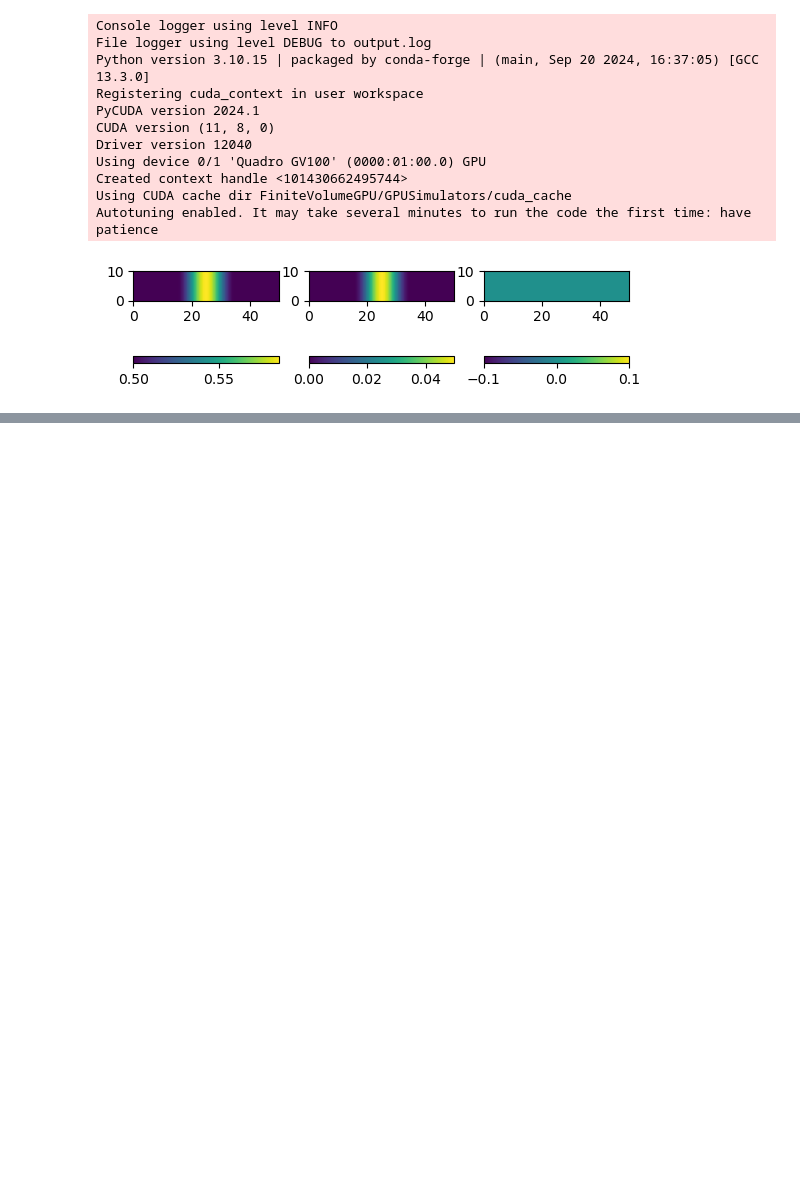
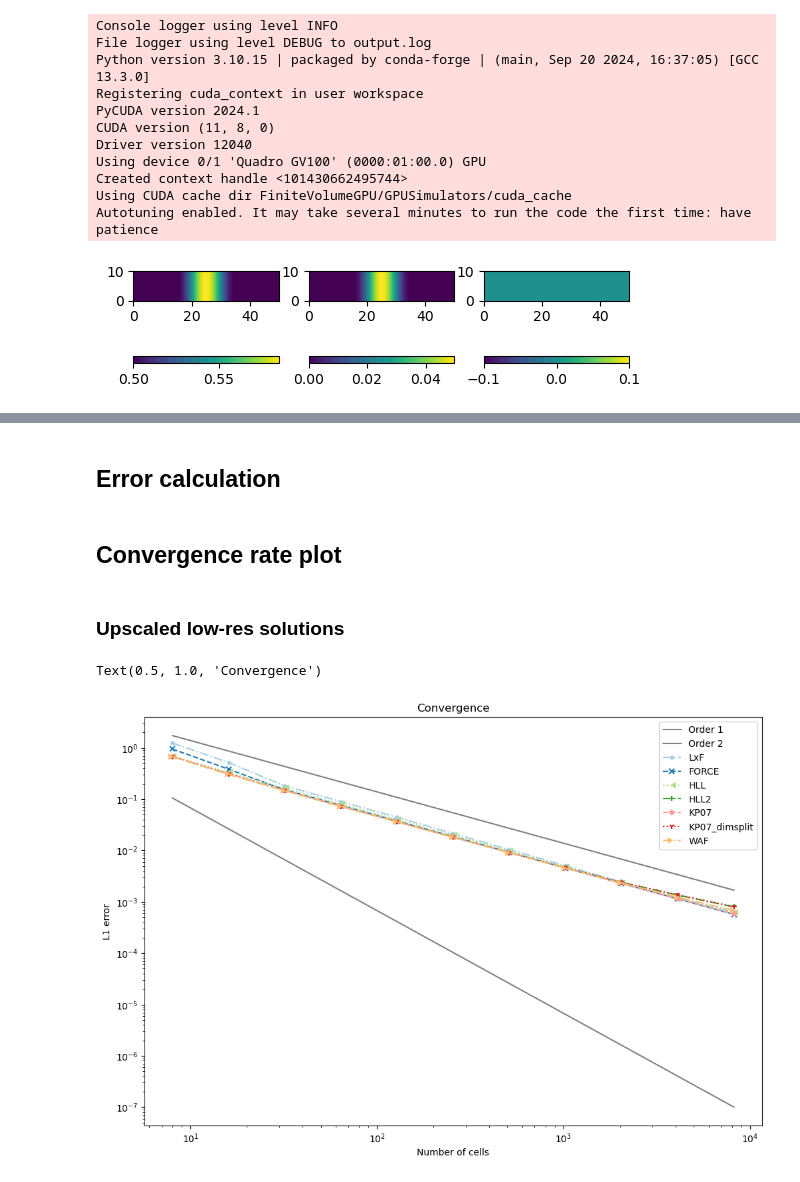
Before and after one commit to aadi-bh/FiniteVolumeGPU, a Jupyter notebook: TimeToSolutionSmooth1D.ipynb, the cells around one changed output, grey strips where cells are left out. Cells and saved outputs as stored; diff of their text form; code cells hidden in the pictures; blank space fills up the shorter version.

Commit message:
New plots and plotting functions

```diff
--- a/TimeToSolutionSmooth1D.ipynb
+++ b/TimeToSolutionSmooth1D.ipynb
@@ -189,29 +189,19 @@ for i in range(len(simulators)):
         secs, nt, dt = run_benchmark(datafilename,
                           simulators[i],
                           sim_args,
-                          nx, reference_nx, 2, 2,
+                          nx, ref_nx, 2, 2,
                           h_ref=H_REF, h_amp=H_AMP,
                           u_ref=U_REF, u_amp=U_AMP,
                           v_ref=0.0, v_amp=0.0,
-                          #dt=0.25*0.7*(width/reference_nx)/(u_ref+u_amp + np.sqrt(g*(h_ref+h_amp))),
+                          #dt=0.25*0.7*(width/ref_nx)/(u_ref+u_amp + np.sqrt(g*(h_ref+h_amp))),
                           force_rerun=force_rerun,
                           transpose=transpose)
-        with np.load(datafilename) as data:
-            h = data['h'].astype(np.float128)
         logger.info(f"{simulators[i].__name__} completed {nx}-celled simulation in {secs}s.")
-        # downsample
-        h_ref_downsampled = InitialConditions.downsample(h_ref, reference_nx / nx, 1)
-
-        # error calculation
-        dx = dxs[j]
-        error = np.linalg.norm((h_ref_downsampled - h).flatten(), ord = 1) * dx
-        conservation = (np.sum(h_ref) * reference_dx - np.sum(h) * dx)
 
         # store
         sim_elapsed_time[i, j] = secs
         sim_nt[i, j] = nt
         sim_dt[i, j] = dt
-        sim_errors[i, j] = error
-        sim_cons[i, j] = conservation
+
     # _ to prevent output being printed to the screen
     _ = gc.collect()
@@ -235,0 +218,2 @@ miscPlotting.save_figure(fig, "time_to_solution")
+# %% [markdown]
+## Error calculation
@@ -235,0 +253,25 @@ miscPlotting.save_figure(fig, "time_to_solution")
+# %% [markdown]
+## Convergence rate plot
+# %% [markdown]
+### Upscaled low-res solutions
+# %%
+import miscPlotting
+import importlib
+importlib.reload(miscPlotting)
+fig = plt.figure()
+scaling = np.max(sim_errors[:,0]) * 1.5 * domain_sizes[0]
+plt.plot(domain_sizes, scaling / np.array(domain_sizes), '-', c='gray', label='Order 1')
+scaling = np.min(sim_errors[:,0]) * 0.5 * domain_sizes[0] ** 2
+plt.plot(domain_sizes, scaling / np.power(domain_sizes, 2), '-', c='gray', label='Order 2')
+
+miscPlotting.setBwStyles(fig.gca())
+for i, simulator in enumerate(simulators):
+    plt.loglog(domain_sizes, sim_errors_u[i,:], label = simulator.__name__)
+    plt.xlabel("Number of cells")
+    plt.ylabel("L1 error")
+plt.legend()
+plt.title("Convergence")
+# miscPlotting.save_figure(fig, "testing")
+# %% [output]
+Text(0.5, 1.0, 'Convergence')
+[figure, added]
```
Also changed, not shown: parts of 12 cells of this notebook, 1 other file.
